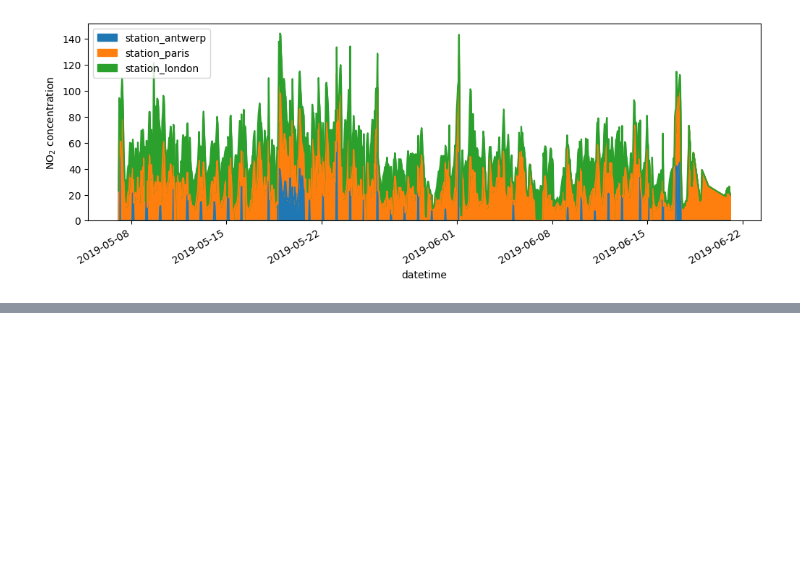
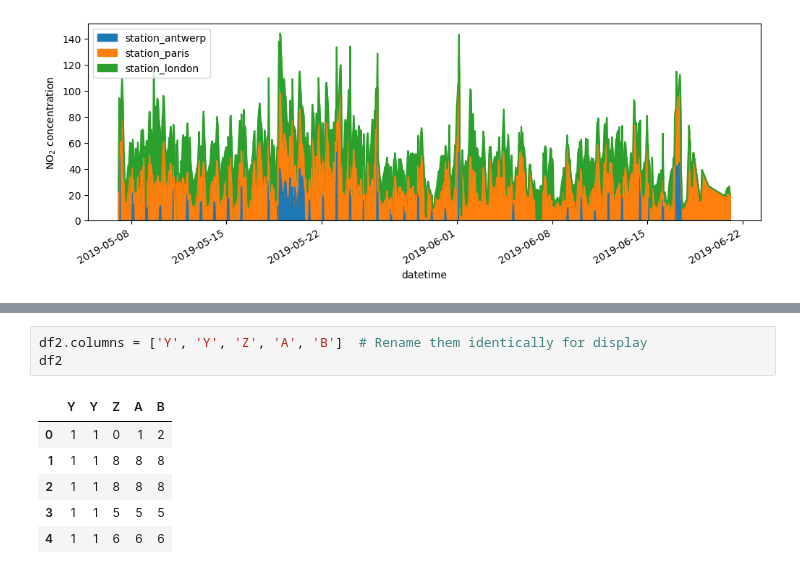
Before and after one commit to menna-osman/Python-Basics-Practice, a Jupyter notebook: Dictinaries, Dataframes and Numpy/Pandas.ipynb, the cells around one changed output, grey strips where cells are left out. Drawn from its saved outputs; the diff is of its cells as text; blank space fills up the shorter version.

```diff
--- a/Dictinaries, Dataframes and Numpy/Pandas.ipynb
+++ b/Dictinaries, Dataframes and Numpy/Pandas.ipynb
@@ -678,0 +743,10 @@ plt.show()
+# %%
+df2.columns = ['Y', 'Y', 'Z', 'A', 'B']  # Rename them identically for display
+df2
+# %% [output]
+|  | Y | Y | Z | A | B |
+| 0 | 1 | 1 | 0 | 1 | 2 |
+| 1 | 1 | 1 | 8 | 8 | 8 |
+| 2 | 1 | 1 | 8 | 8 | 8 |
+| 3 | 1 | 1 | 5 | 5 | 5 |
+| 4 | 1 | 1 | 6 | 6 | 6 |
```
Also changed, not shown: parts of 8 cells of this notebook, 1 other file.
